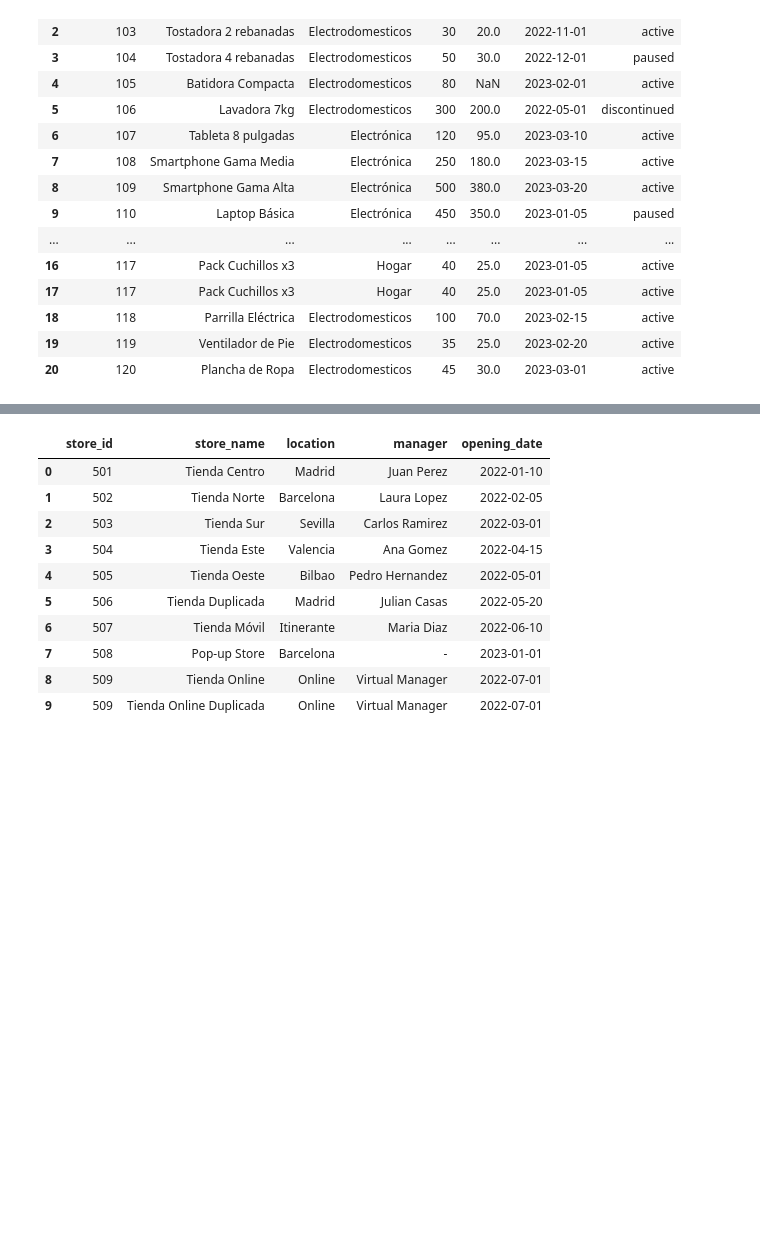
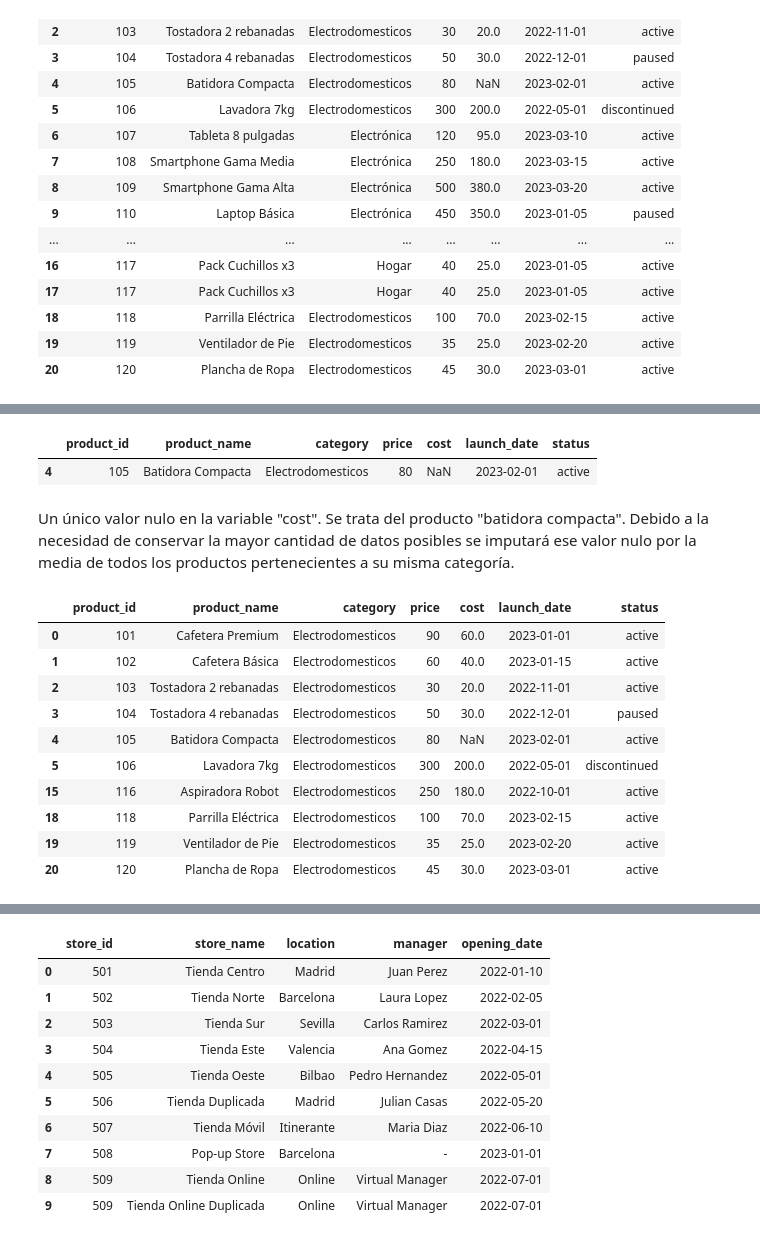
Before and after one commit to fertr98/Junior-Data-Scientist---Prueba-t-cnica, a Jupyter notebook: src/explore.ipynb, the cells around one changed output, grey strips where cells are left out. Cells and saved outputs as stored; diff of their text form; code cells hidden in the pictures; blank space fills up the shorter version.

```diff
--- a/src/explore.ipynb
+++ b/src/explore.ipynb
@@ -31,0 +55,28 @@ data_productos
+# %%
+# Identificar celdas vacías o nulas
+vacias = data_productos.applymap(lambda x: pd.isna(x) or x == " ")
+
+# Filtrar filas donde alguna columna tenga valores vacíos o nulos
+na_o_vacias = data_productos[vacias.any(axis=1)]
+
+na_o_vacias
+# %% [output]
+|  | product_id | product_name | category | price | cost | launch_date | status |
+| 4 | 105 | Batidora Compacta | Electrodomesticos | 80 | NaN | 2023-02-01 | active |
+# %% [markdown]
+Un único valor nulo en la variable "cost". Se trata del producto "batidora compacta". Debido a la necesidad de conservar la mayor cantidad de datos posibles se imputará ese valor nulo por la media de todos los productos pertenecientes a su misma categoría.
+# %%
+filas_electrodomésticos = data_productos.loc[data_productos["category"] == "Electrodomesticos"]
+filas_electrodomésticos
+# %% [output]
+|  | product_id | product_name | category | price | cost | launch_date | status |
+| 0 | 101 | Cafetera Premium | Electrodomesticos | 90 | 60.0 | 2023-01-01 | active |
+| 1 | 102 | Cafetera Básica | Electrodomesticos | 60 | 40.0 | 2023-01-15 | active |
+| 2 | 103 | Tostadora 2 rebanadas | Electrodomesticos | 30 | 20.0 | 2022-11-01 | active |
+| 3 | 104 | Tostadora 4 rebanadas | Electrodomesticos | 50 | 30.0 | 2022-12-01 | paused |
+| 4 | 105 | Batidora Compacta | Electrodomesticos | 80 | NaN | 2023-02-01 | active |
+| 5 | 106 | Lavadora 7kg | Electrodomesticos | 300 | 200.0 | 2022-05-01 | discontinued |
+| 15 | 116 | Aspiradora Robot | Electrodomesticos | 250 | 180.0 | 2022-10-01 | active |
+| 18 | 118 | Parrilla Eléctrica | Electrodomesticos | 100 | 70.0 | 2023-02-15 | active |
+| 19 | 119 | Ventilador de Pie | Electrodomesticos | 35 | 25.0 | 2023-02-20 | active |
+| 20 | 120 | Plancha de Ropa | Electrodomesticos | 45 | 30.0 | 2023-03-01 | active |
```
Also changed, not shown: parts of 23 cells of this notebook.
